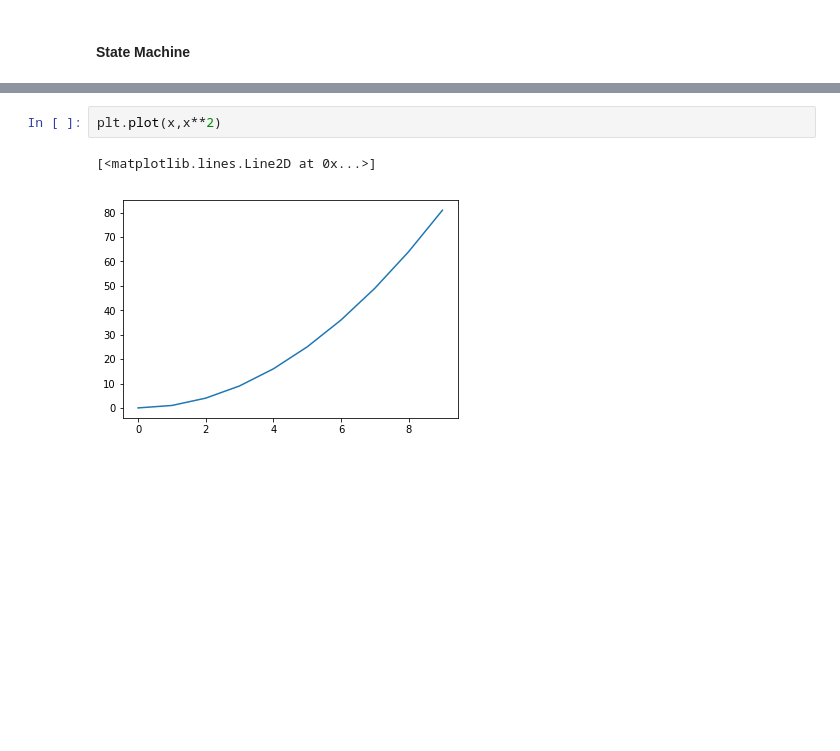
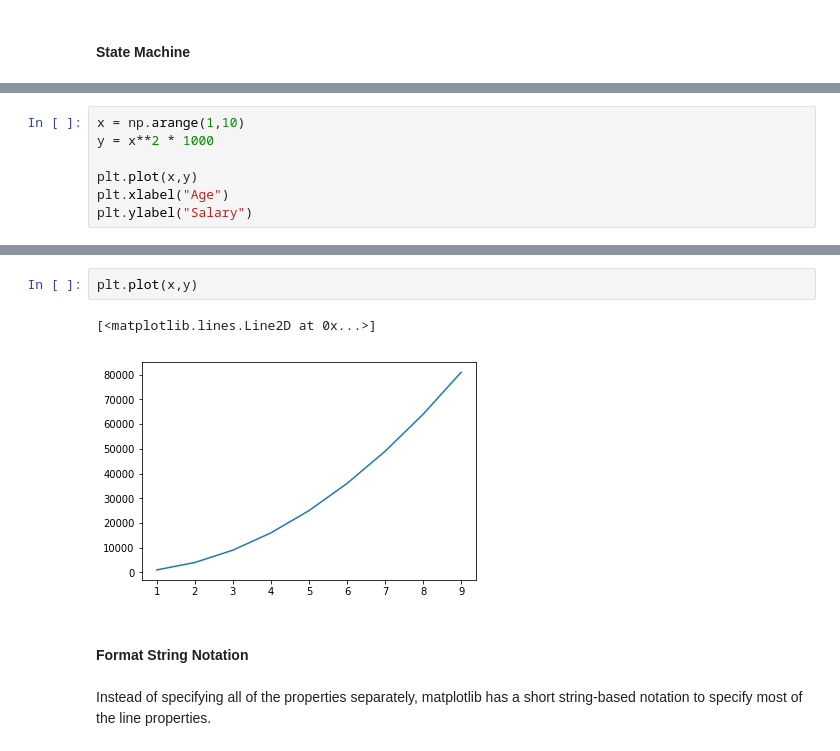
Before and after one commit to hotcode002/Machine-Learning-with-Python, a Jupyter notebook: week_1_basics/day_5_ml_plotting_libraries/notebooks/matplotlib.ipynb, the cells around one changed output, grey strips where cells are left out. Saved outputs shown, nothing was run; the diff lists cells and outputs as text; blank space fills up the shorter version.

Commit message:
matplotlib

```diff
--- a/week_1_basics/day_5_ml_plotting_libraries/notebooks/matplotlib.ipynb
+++ b/week_1_basics/day_5_ml_plotting_libraries/notebooks/matplotlib.ipynb
@@ -153,0 +261,7 @@ plt.plot(x,y)
+# %%
+x = np.arange(1,10)
+y = x**2 * 1000
+
+plt.plot(x,y)
+plt.xlabel("Age")
+plt.ylabel("Salary")
@@ -154,5 +425,9 @@ plt.plot(x,y)
 # %%
-plt.plot(x,x**2)
+plt.plot(x,y)
 # %% [output]
 [<matplotlib.lines.Line2D at 0x...>]
-[figure, old version]
+[figure, new version]
+# %% [markdown]
+#### Format String Notation
+# %% [markdown]
+Instead of specifying all of the properties separately, matplotlib has a short string-based notation to specify most of the line properties.
```
Also changed, not shown: parts of 58 cells of this notebook.
